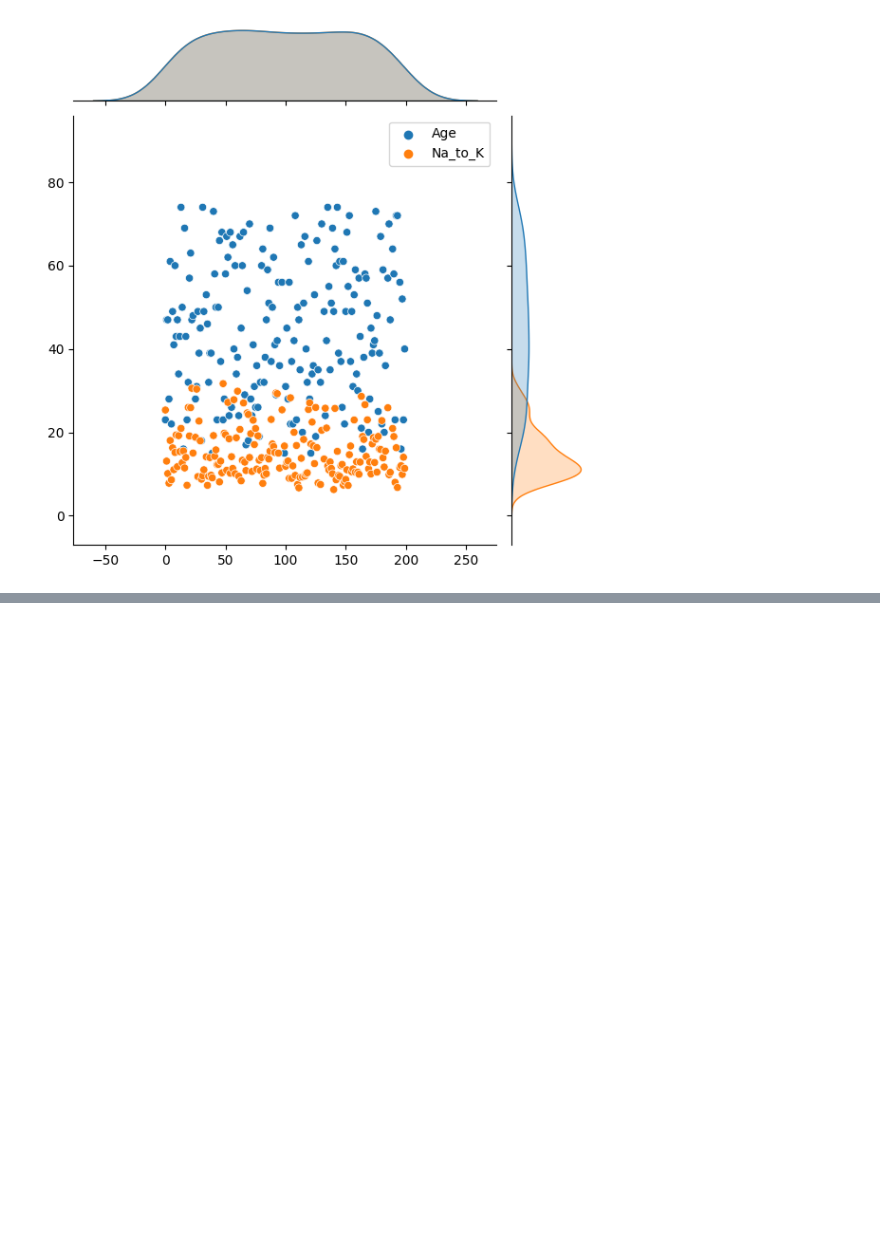
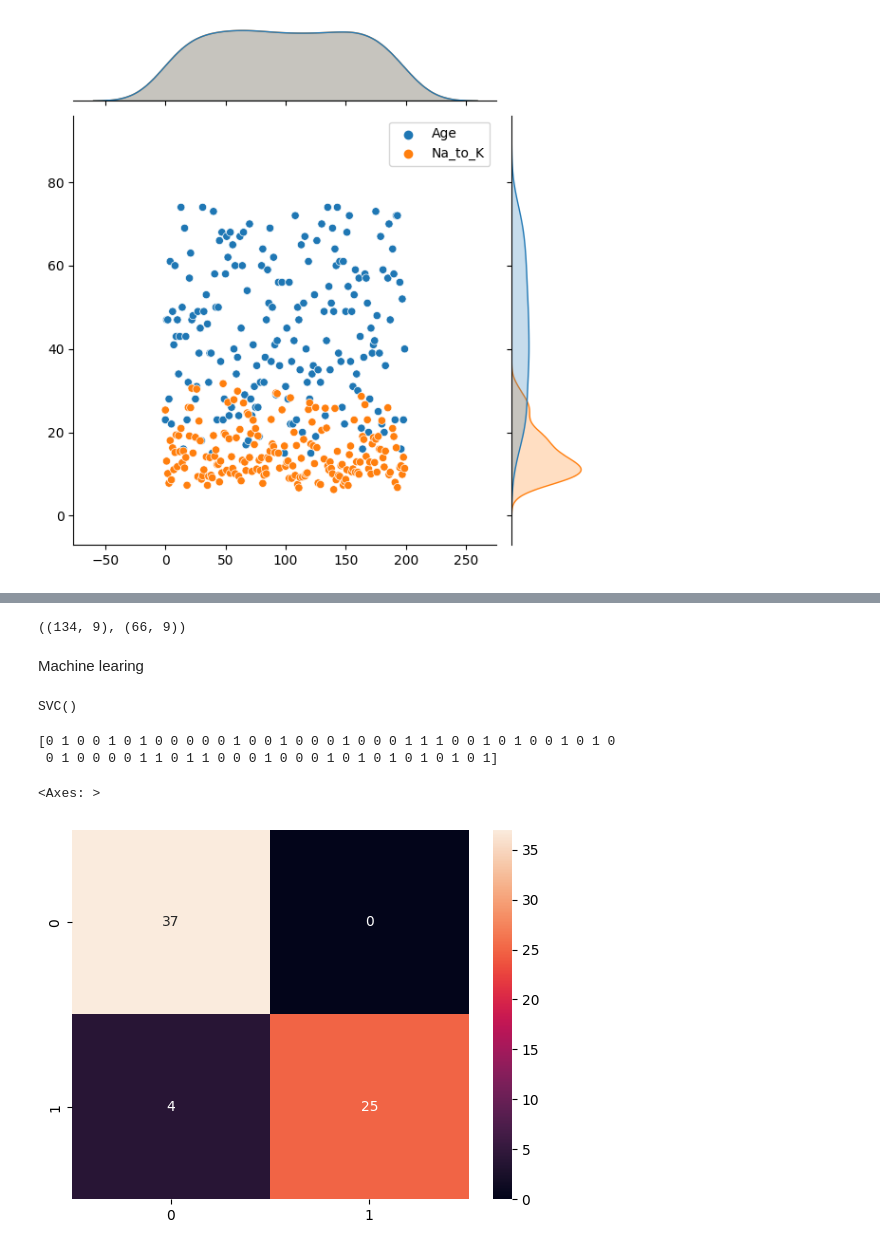
Before and after one commit to Danie110001001109192912/Drug_classification, a Jupyter notebook: Drogas.ipynb, the cells around one changed output, grey strips where cells are left out. Saved outputs shown, nothing was run; the diff lists cells and outputs as text; code cells hidden in the pictures; blank space fills up the shorter version.

```diff
--- a/Drogas.ipynb
+++ b/Drogas.ipynb
@@ -295,0 +312,37 @@ sns.jointplot(drug1)
+# %%
+from sklearn.model_selection import train_test_split
+
+X_train, X_test, y_train, y_test = train_test_split(x, y, test_size=0.33, random_state=42)
+
+X_train.shape,   X_test.shape
+# %% [output]
+((134, 9), (66, 9))
+# %%
+from sklearn.preprocessing import StandardScaler
+
+scaler = StandardScaler()
+
+s_Xtrain = scaler.fit_transform(X_train)
+s_Xtest = scaler.fit_transform(X_test)
+# %% [markdown]
+Machine learing
+# %%
+from sklearn.svm import SVC
+svc = SVC()
+svc.fit(s_Xtrain, y_train)
+# %% [output]
+SVC()
+# %%
+pred = svc.predict(s_Xtest)
+# %% [output]
+[0 1 0 0 1 0 1 0 0 0 0 0 1 0 0 1 0 0 0 1 0 0 0 1 1 1 0 0 1 0 1 0 0 1 0 1 0
+ 0 1 0 0 0 0 1 1 0 1 1 0 0 0 1 0 0 0 1 0 1 0 1 0 1 0 1 0 1]
+# %%
+from sklearn.metrics import confusion_matrix
+
+cm = confusion_matrix(y_test,pred)
+
+sns.heatmap(cm, annot = True)
+# %% [output]
+<Axes: >
+[figure, added]
```
Also changed, not shown: parts of 6 cells of this notebook.
